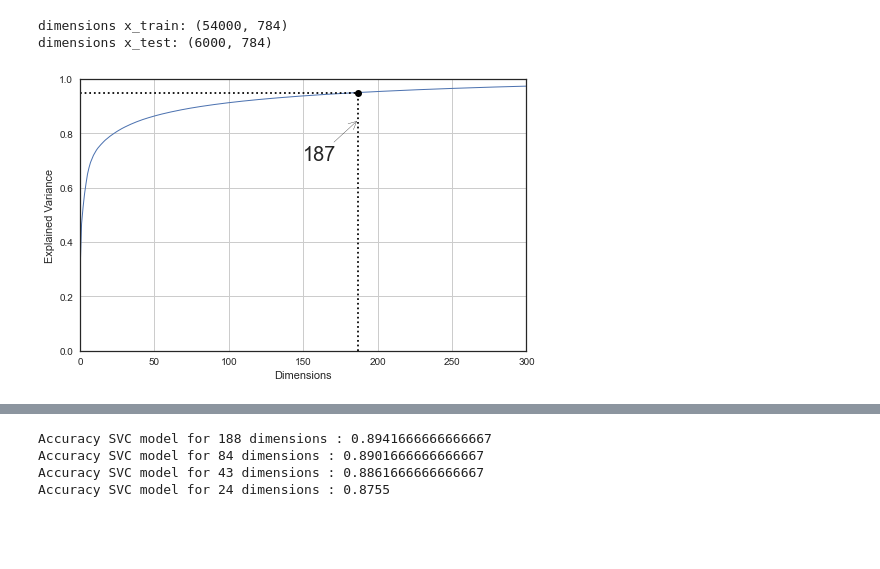
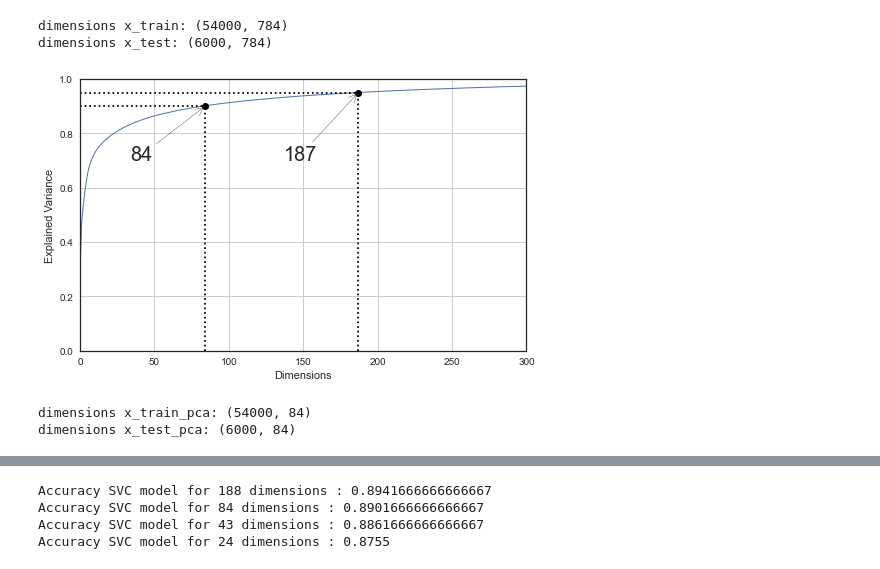
Before and after one commit to noamya-sh/Final-project-SemesterB, a Jupyter notebook: Fashion-Mnist.ipynb, the cells around one changed output, grey strips where cells are left out. Cells and saved outputs as stored; diff of their text form; code cells hidden in the pictures; blank space fills up the shorter version.

```diff
--- a/Fashion-Mnist.ipynb
+++ b/Fashion-Mnist.ipynb
@@ -84,20 +113,24 @@ dimensions x_test: (6000, 784)
 # %%
-pca = PCA()
-pca.fit(x_train)
-cumsum = np.cumsum(pca.explained_variance_ratio_)
+
 d = np.argmax(cumsum >= 0.95) + 1
+d2 = np.argmax(cumsum >= 0.9) + 1
 plt.figure(figsize=(8,5))
 plt.plot(cumsum, linewidth=1)
 plt.axis([0, 300, 0, 1])
 plt.xlabel("Dimensions")
 plt.ylabel("Explained Variance")
 plt.plot([d, d], [0, 0.95], "k:")
 plt.plot([0, d], [0.95, 0.95], "k:")
 plt.plot(d, 0.95, "ko")
-plt.annotate(d, xy=(187, 0.85), xytext=(150, 0.7),
+plt.annotate(d, xy=(d, 0.95), xytext=(d-50, 0.7),
+             arrowprops=dict(arrowstyle="->"), fontsize=20)
+plt.plot([d2, d2], [0, 0.9], "k:")
+plt.plot([0, d2], [0.9, 0.9], "k:")
+plt.plot(d2, 0.9, "ko")
+plt.annotate(d2, xy=(d2, 0.9), xytext=(d2-50, 0.7),
              arrowprops=dict(arrowstyle="->"), fontsize=20)
 plt.grid(True)
 
 plt.show()
 # %% [output]
-[figure, old version]
+[figure, new version]
@@ -104,2 +141,8 @@ plt.show()
+# %%
+print('dimensions x_train_pca:',x_train_pca.shape)
+print('dimensions x_test_pca:',x_test_pca.shape)
+# %% [output]
+dimensions x_train_pca: (54000, 84)
+dimensions x_test_pca: (6000, 84)
 # %%
 pipe_rf = Pipeline([
```
Also changed, not shown: parts of 19 cells of this notebook.
